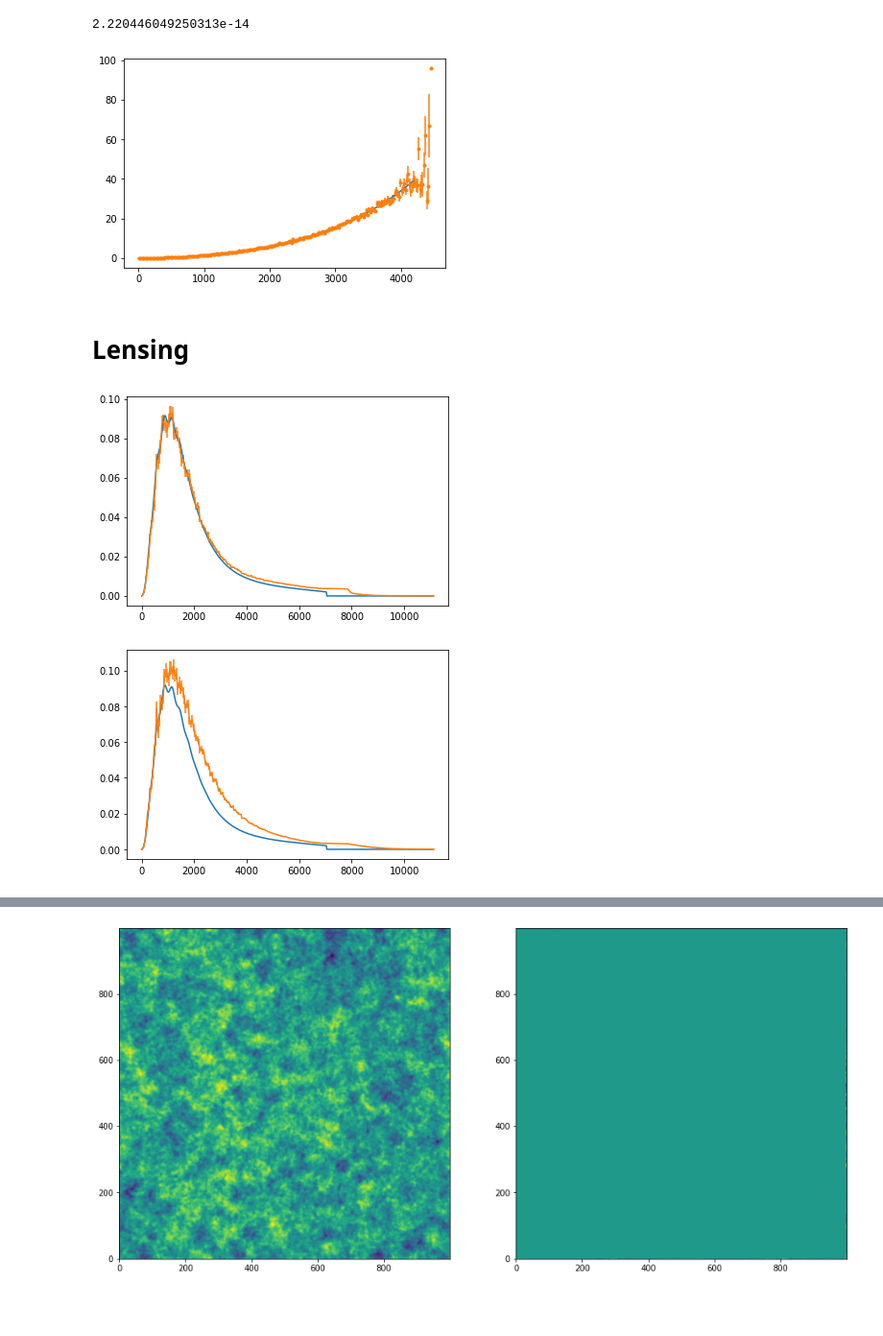
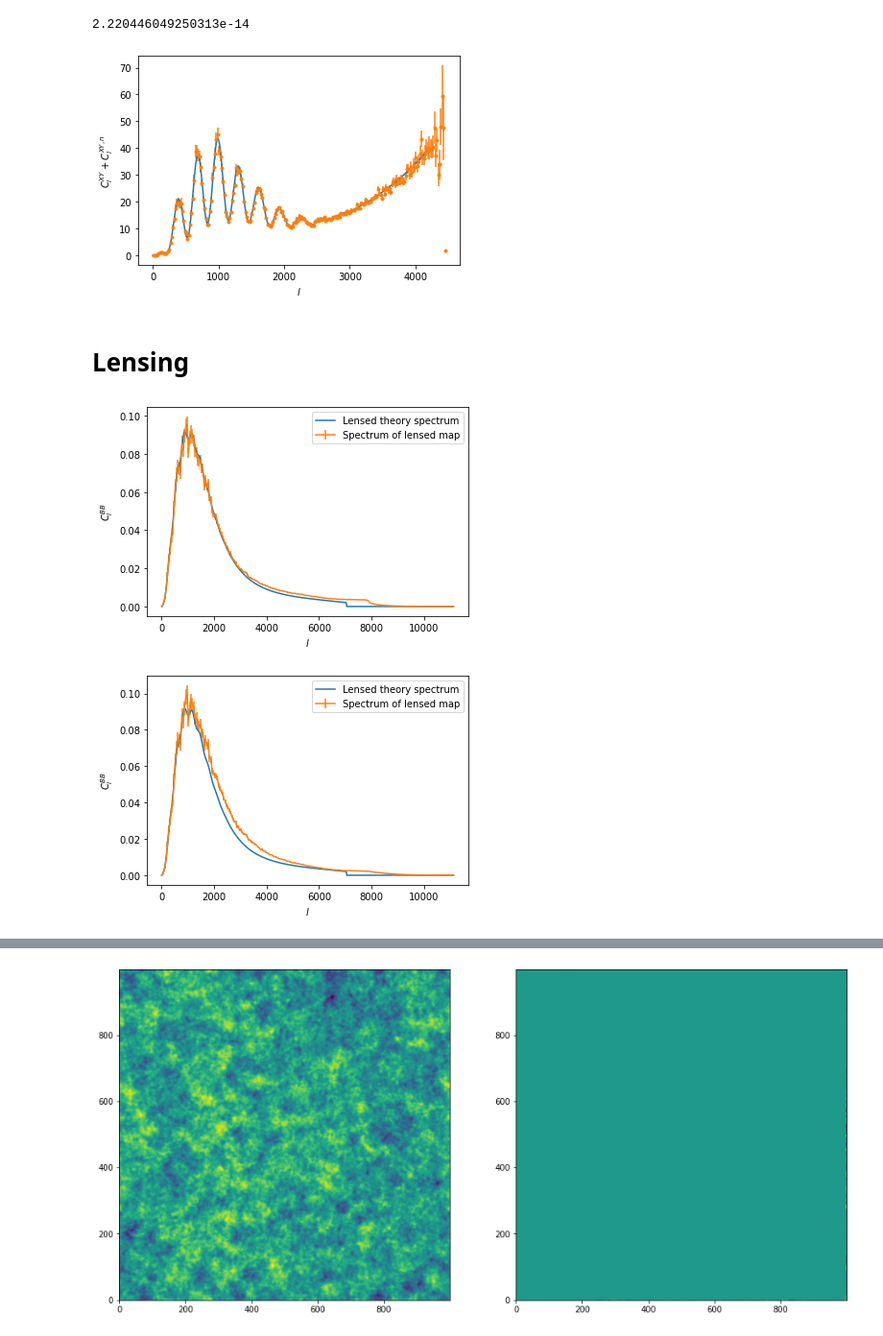
Before and after one commit to winstonyin/cmb_simulation, a Jupyter notebook: cmb_simulation.ipynb, the cells around one changed output, grey strips where cells are left out. Shown at 96% size. Cells and saved outputs as stored; diff of their text form; code cells hidden in the pictures; blank space fills up the shorter version.

```diff
--- a/cmb_simulation.ipynb
+++ b/cmb_simulation.ipynb
@@ -232,17 +239,20 @@ np.max(teb.E.r-teb2.E.r)-np.min(teb.E.r-teb2.E.r)
 # %%
 # addNoise
 d = 0.001
 N = 500
 cmb = CMBSpectra(powers)
 teb = cmb.generatePrimordialMaps(d, N)
 simons = Detector(*simons_params)
 teb_obs = simons.addNoise(teb)
 
-(cmb.BB + simons.BBn).plot(np.linspace(1, 4200, 500), lambda l: l**2/(2*np.pi))
-teb_obs.B.binSpectrum().plot(lambda l: l**2/(2*np.pi), fmt='.')
+(cmb.EE + simons.EEn).plot(np.linspace(1, 4200, 500), lambda l: l**2/(2*np.pi))
+teb_obs.E.binSpectrum().plot(lambda l: l**2/(2*np.pi), fmt='.')
+plt.xlabel('$l$')
+plt.ylabel('$C^{XY}_l + C^{XY,n}_l$')
+plt.show()
 # validate: curves match and error bars are reasonable
 # %% [output]
-[figure, old version]
+[figure, new version]
 # %% [markdown]
 # Lensing
 # %%
@@ -256,21 +266,29 @@ p = cmb.generateLensingPotential(d, N)
 teb_len1 = lensTEB(teb, p, fun=lensInterp)
 
 ls = np.linspace(1, np.max(teb_len1.ml), 500)
-cmb.BB_len.plot(ls, lambda l: l**2/(2*np.pi))
-teb_len1.B.binSpectrum(delta=50).plot(lambda l: l**2/(2*np.pi))
+cmb.BB_len.plot(ls, lambda l: l**2/(2*np.pi), label='Lensed theory spectrum')
+teb_len1.B.binSpectrum(delta=50).plot(lambda l: l**2/(2*np.pi), label='Spectrum of lensed map')
+plt.xlabel('$l$')
+plt.ylabel('$C^{BB}_l$')
+plt.legend()
+plt.show()
 # 2.5s
 # %% [output]
-[figure, old version]
+[figure, new version]
 # %%
 # Lensing by simple Taylor expansion
 teb_len2 = lensTEB(teb, p, fun=lensTaylor)
 
 ls = np.linspace(1, np.max(teb_len2.ml), 500)
-cmb.BB_len.plot(ls, lambda l: l**2/(2*np.pi))
-teb_len2.B.binSpectrum(delta=50).plot(lambda l: l**2/(2*np.pi))
+cmb.BB_len.plot(ls, lambda l: l**2/(2*np.pi), label='Lensed theory spectrum')
+teb_len2.B.binSpectrum(delta=50).plot(lambda l: l**2/(2*np.pi), label='Spectrum of lensed map')
+plt.xlabel('$l$')
+plt.ylabel('$C^{BB}_l$')
+plt.legend()
+plt.show()
 # 1.9s, worse convergence than interp
 # %% [output]
-[figure, old version]
+[figure, new version]
 # %%
 # Lensing by simple Taylor expansion
 teb_len3 = lensTEB(teb, p, fun=lensTaylorNearest)
```
Also changed, not shown: parts of 6 cells of this notebook, 1 other file.
